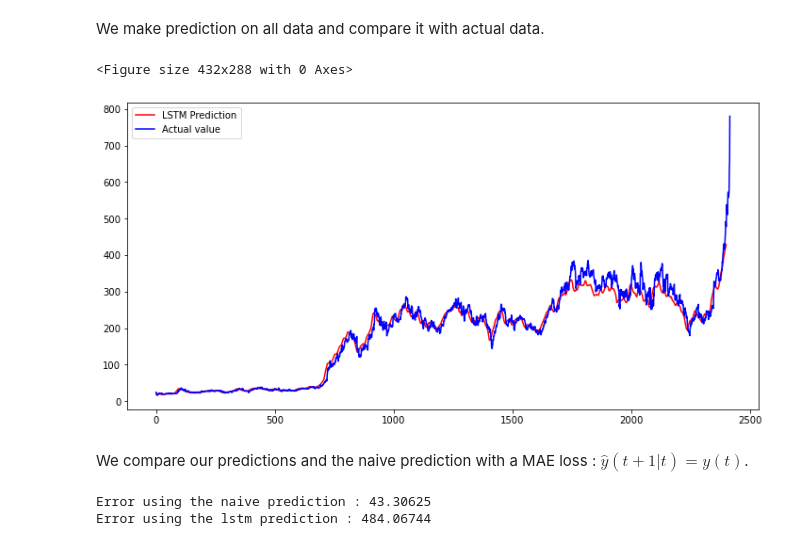
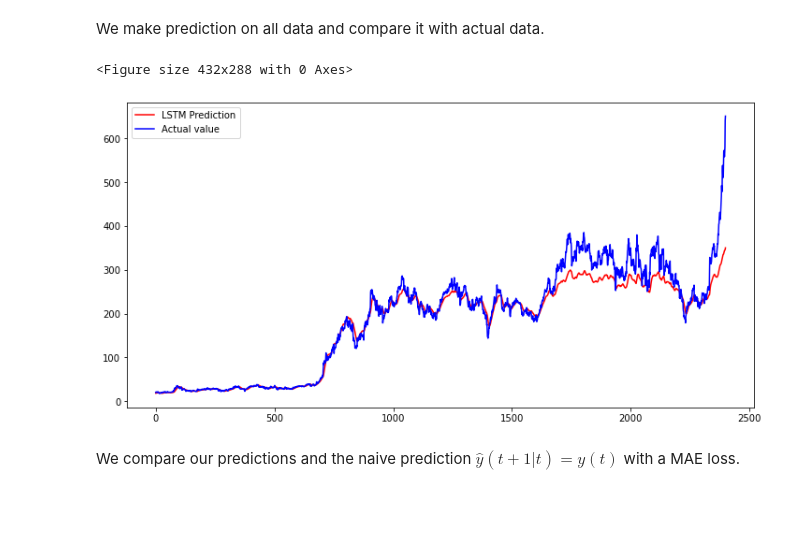
Before and after one commit to ThibaultAlexandre/time-series-forecasting, a Jupyter notebook: main.ipynb, the cells around one changed output. Drawn from its saved outputs; the diff is of its cells as text; code cells hidden in the pictures; blank space fills up the shorter version.

```diff
--- a/main.ipynb
+++ b/main.ipynb
@@ -68,10 +68,13 @@ class LSTM_nn(nn.Module):
 
         # Propagate input through LSTM
         output, (hn, cn) = self.lstm(X, (h_0, c_0)) #lstm with input, hidden, and internal state
-        hn = hn.view(-1, self.hidden_size)
+
+        final_state = hn.view(self.num_layers, X.size(0), self.hidden_size)[-1]
+
+        #hn = hn.view(-1, self.hidden_size)
 
         # Propagate input through fully connected linear neuron
-        out = self.fc(hn)
+        out = self.fc(final_state)
 
         return out
 # %% [markdown]
@@ -100,7 +103,7 @@ data_normalized, X_data, y_data, X_train, y_train, X_test, y_test = process_data
 # %% [markdown]
 We create a recurrent neural network with our LSTM_nn class
 # %%
-my_model = LSTM_nn(input_size = 1, num_layers = 1, hidden_size = 128, seq_length = seq_length)
+my_model = LSTM_nn(input_size = 1, num_layers = 1, hidden_size = 21, seq_length = seq_length)
 # %% [markdown]
 We train our model
 # %%
@@ -145,26 +148,16 @@ We make prediction on all data and compare it with actual data.
 # %%
 lstm_prediction = my_model.forward(X_data).detach().numpy()
 lstm_prediction = scaler.inverse_transform(lstm_prediction)
+real_values = scaler.inverse_transform(y_data.numpy())
+
 plt.clf()
 plt.figure(figsize=(12,6))
 plt.plot(lstm_prediction, label='LSTM Prediction', c = 'r')
-plt.plot(tesla_data, label='Actual value', c = 'b')
+plt.plot(real_values, label='Actual value', c = 'b')
 plt.legend()
 plt.show()
 # %% [output]
 <Figure size 432x288 with 0 Axes>
-[figure, old version]
+[figure, new version]
 # %% [markdown]
-We compare our predictions and the naive prediction with a MAE loss : $\hat{y}(t+1 | t) = y(t)$.
+We compare our predictions and the naive prediction $\hat{y}(t+1 | t) = y(t)$ with a MAE loss.
-# %%
-from sklearn.metrics import mean_squared_error
-naive_prediction = X_data.numpy()[:,14]
-naive_prediction = scaler.inverse_transform(naive_prediction)
-real_values = scaler.inverse_transform(y_data.numpy())
-naive_error = mean_squared_error(real_values,naive_prediction)
-lstm_error = mean_squared_error(real_values,lstm_prediction)
-print('Error using the naive prediction : ' + str(naive_error))
-print('Error using the lstm prediction : ' + str(lstm_error))
-# %% [output]
-Error using the naive prediction : 43.30625
-Error using the lstm prediction : 484.06744
```
Also changed, not shown: parts of 4 cells of this notebook, 1 other file.
